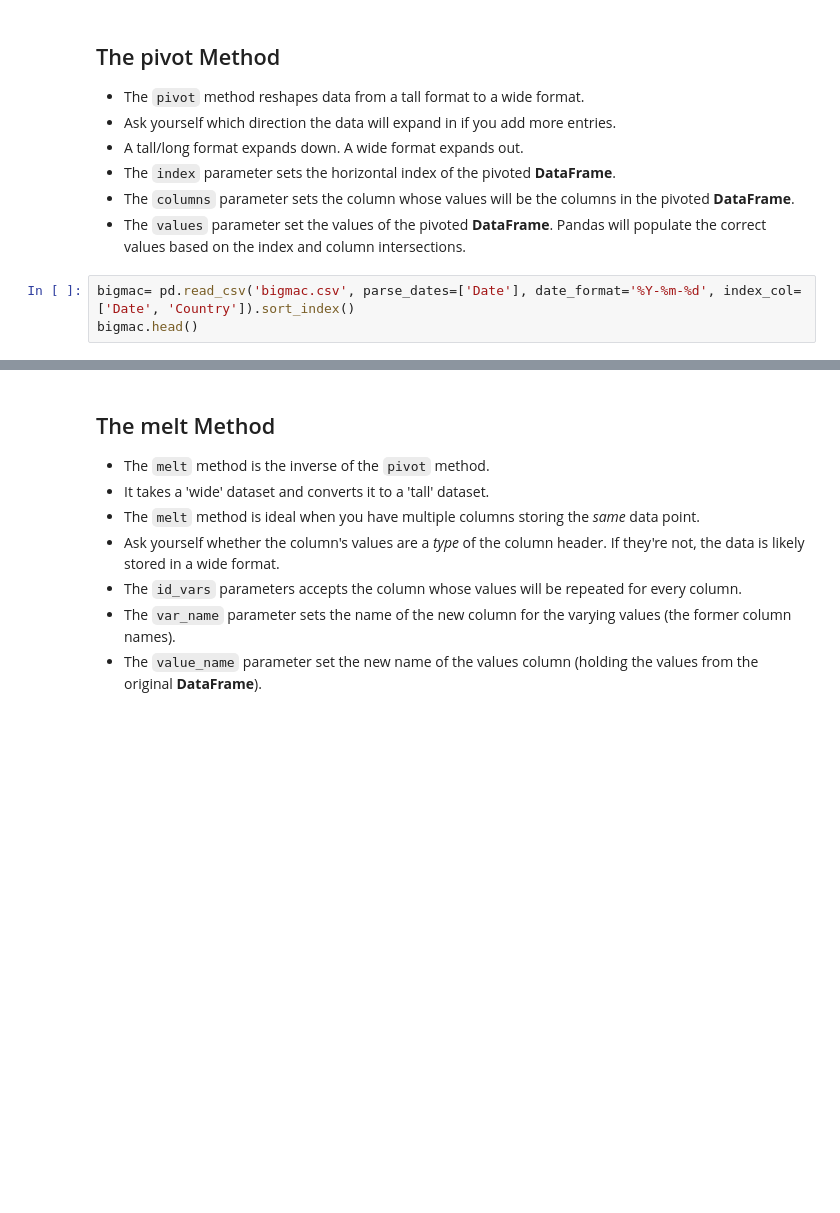
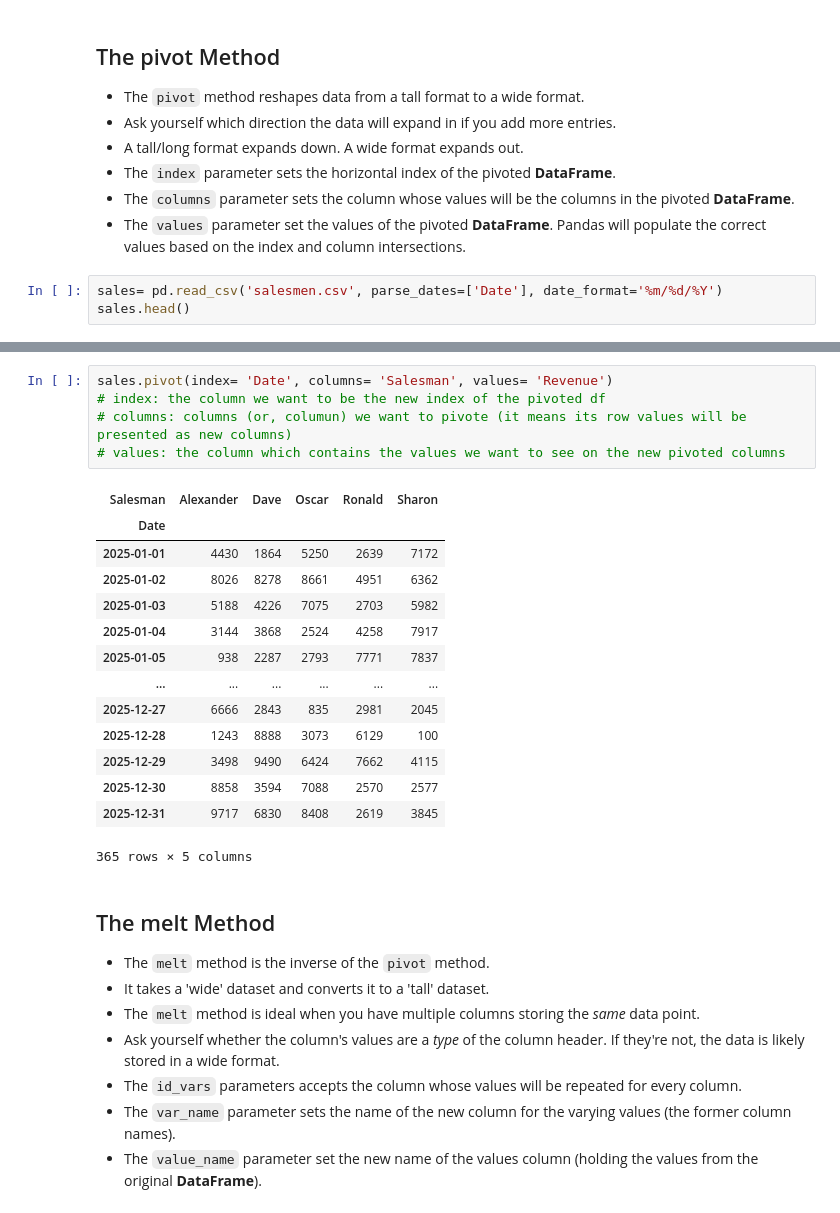
Before and after one commit to Lucas01iveira/Data-Engineering, a Jupyter notebook: Data Analysis with Pandas and Python/materials/pandas/Incomplete/08 - MultiIndex.ipynb, the cells around one changed output, grey strips where cells are left out. Saved outputs shown, nothing was run; the diff lists cells and outputs as text; blank space fills up the shorter version.

Commit message:
introduction to pivot method

```diff
--- a/Data Analysis with Pandas and Python/materials/pandas/Incomplete/08 - MultiIndex.ipynb
+++ b/Data Analysis with Pandas and Python/materials/pandas/Incomplete/08 - MultiIndex.ipynb
@@ -513,5 +513,5 @@ world.unstack([1,0]).head().sort_index()
 - The `columns` parameter sets the column whose values will be the columns in the pivoted **DataFrame**.
 - The `values` parameter set the values of the pivoted **DataFrame**. Pandas will populate the correct values based on the index and column intersections.
 # %%
-bigmac= pd.read_csv('bigmac.csv', parse_dates=['Date'], date_format='%Y-%m-%d', index_col=['Date', 'Country']).sort_index()
-bigmac.head()
+sales= pd.read_csv('salesmen.csv', parse_dates=['Date'], date_format='%m/%d/%Y')
+sales.head()
@@ -518,3 +525,23 @@ bigmac.head()
+# %%
+sales.pivot(index= 'Date', columns= 'Salesman', values= 'Revenue')
+# index: the column we want to be the new index of the pivoted df
+# columns: columns (or, columun) we want to pivote (it means its row values will be presented as new columns)
+# values: the column which contains the values we want to see on the new pivoted columns
+# %% [output]
+| Salesman | Alexander | Dave | Oscar | Ronald | Sharon |
+| Date |  |  |  |  |  |
+| 2025-01-01 | 4430 | 1864 | 5250 | 2639 | 7172 |
+| 2025-01-02 | 8026 | 8278 | 8661 | 4951 | 6362 |
+| 2025-01-03 | 5188 | 4226 | 7075 | 2703 | 5982 |
+| 2025-01-04 | 3144 | 3868 | 2524 | 4258 | 7917 |
+| 2025-01-05 | 938 | 2287 | 2793 | 7771 | 7837 |
+| ... | ... | ... | ... | ... | ... |
+| 2025-12-27 | 6666 | 2843 | 835 | 2981 | 2045 |
+| 2025-12-28 | 1243 | 8888 | 3073 | 6129 | 100 |
+| 2025-12-29 | 3498 | 9490 | 6424 | 7662 | 4115 |
+| 2025-12-30 | 8858 | 3594 | 7088 | 2570 | 2577 |
+| 2025-12-31 | 9717 | 6830 | 8408 | 2619 | 3845 |
+365 rows × 5 columns
 # %% [markdown]
 ## The melt Method
 - The `melt` method is the inverse of the `pivot` method.
```
Also changed, not shown: parts of 5 cells of this notebook.
